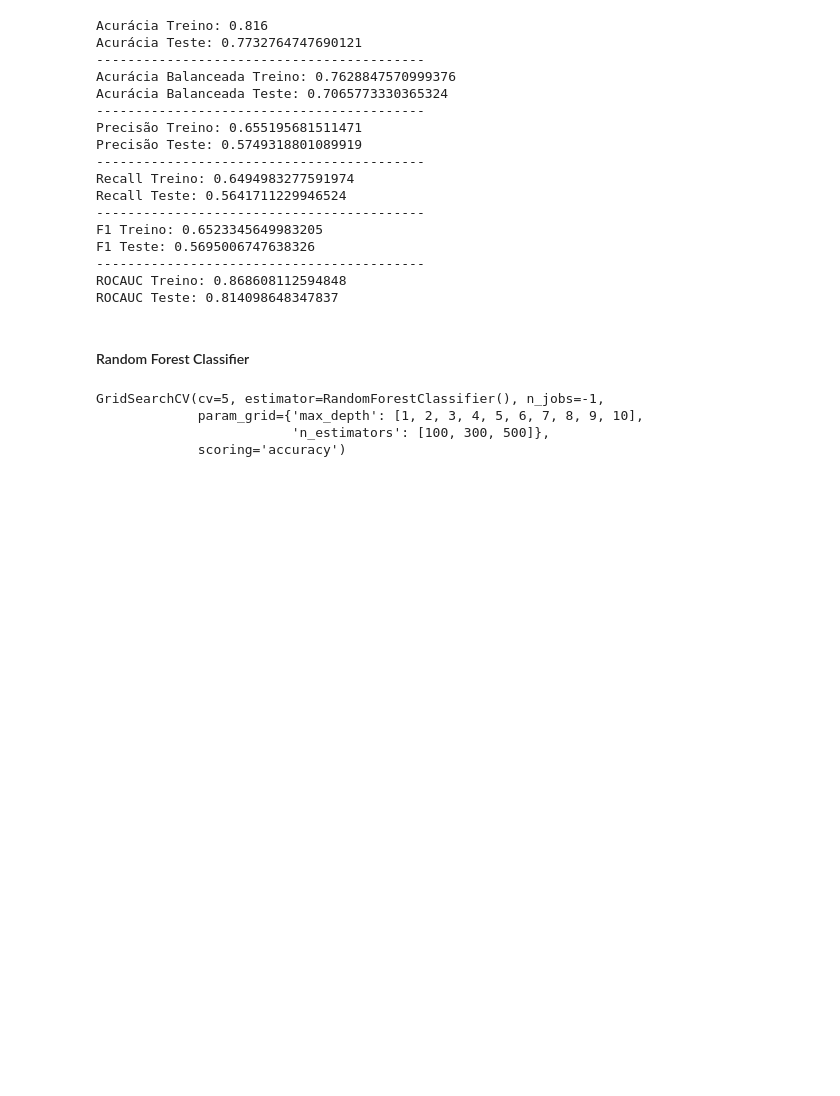
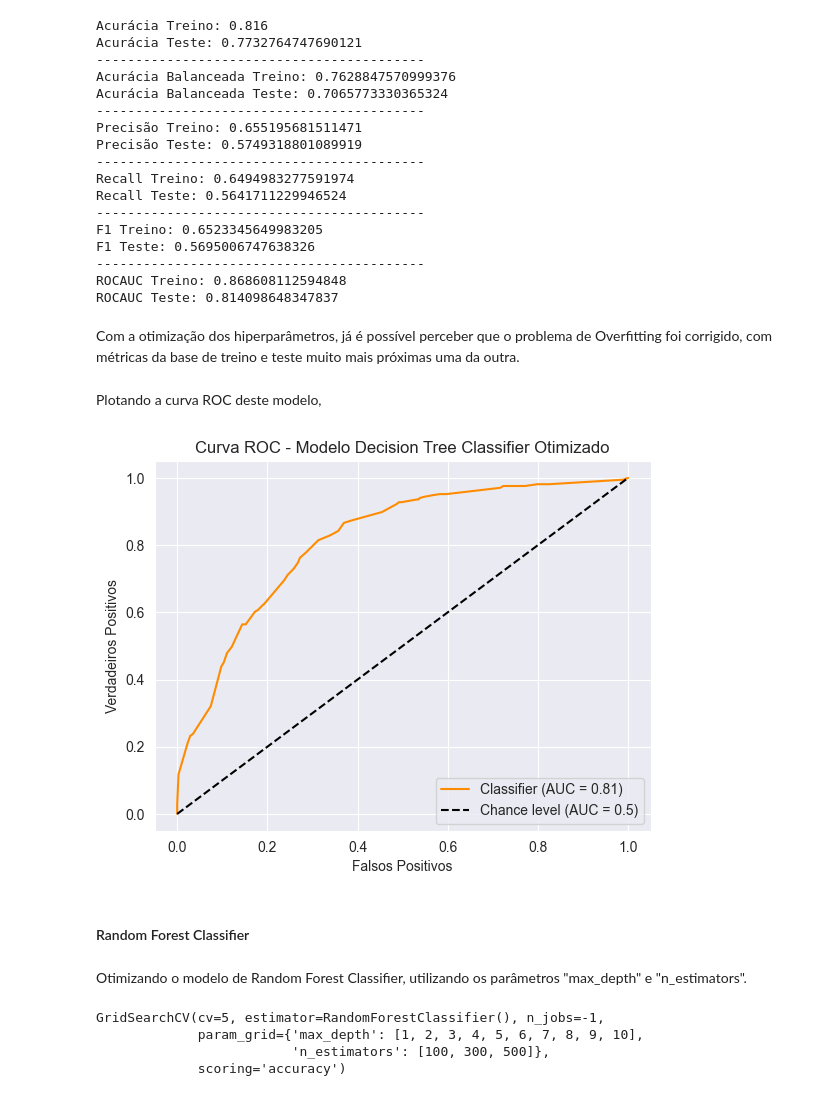
Before and after one commit to rfprates/modelo_classificacao_analise_churn, a Jupyter notebook: modelo_classificacao_churn.ipynb, the cells around one changed output. Drawn from its saved outputs; the diff is of its cells as text; code cells hidden in the pictures; blank space fills up the shorter version.

```diff
--- a/modelo_classificacao_churn.ipynb
+++ b/modelo_classificacao_churn.ipynb
@@ -695,8 +723,29 @@ F1 Teste: 0.5695006747638326
 ------------------------------------------
 ROCAUC Treino: 0.868608112594848
 ROCAUC Teste: 0.814098648347837
+# %% [markdown]
+Com a otimização dos hiperparâmetros, já é possível perceber que o problema de Overfitting foi corrigido, com métricas da base de treino e teste muito mais próximas uma da outra.
+# %% [markdown]
+Plotando a curva ROC deste modelo,
+# %%
+roc = tree_tunned.predict_proba(x_test)[:,1]
+
+disp_roc = RocCurveDisplay.from_predictions(
+    y_true = y_test,
+    y_pred = roc,
+    color = "darkorange",
+    plot_chance_level = True
+)
+plt.title('Curva ROC - Modelo Decision Tree Classifier Otimizado')
+plt.xlabel("Falsos Positivos")
+plt.ylabel("Verdadeiros Positivos")
+plt.show()
+# %% [output]
+[figure, added]
 # %% [markdown]
 #### Random Forest Classifier
+# %% [markdown]
+Otimizando o modelo de Random Forest Classifier, utilizando os parâmetros "max_depth" e "n_estimators".
 # %%
 parameters = {
     "max_depth": [1,2,3,4,5,6,7,8,9,10],
```
Also changed, not shown: parts of 20 cells of this notebook.
